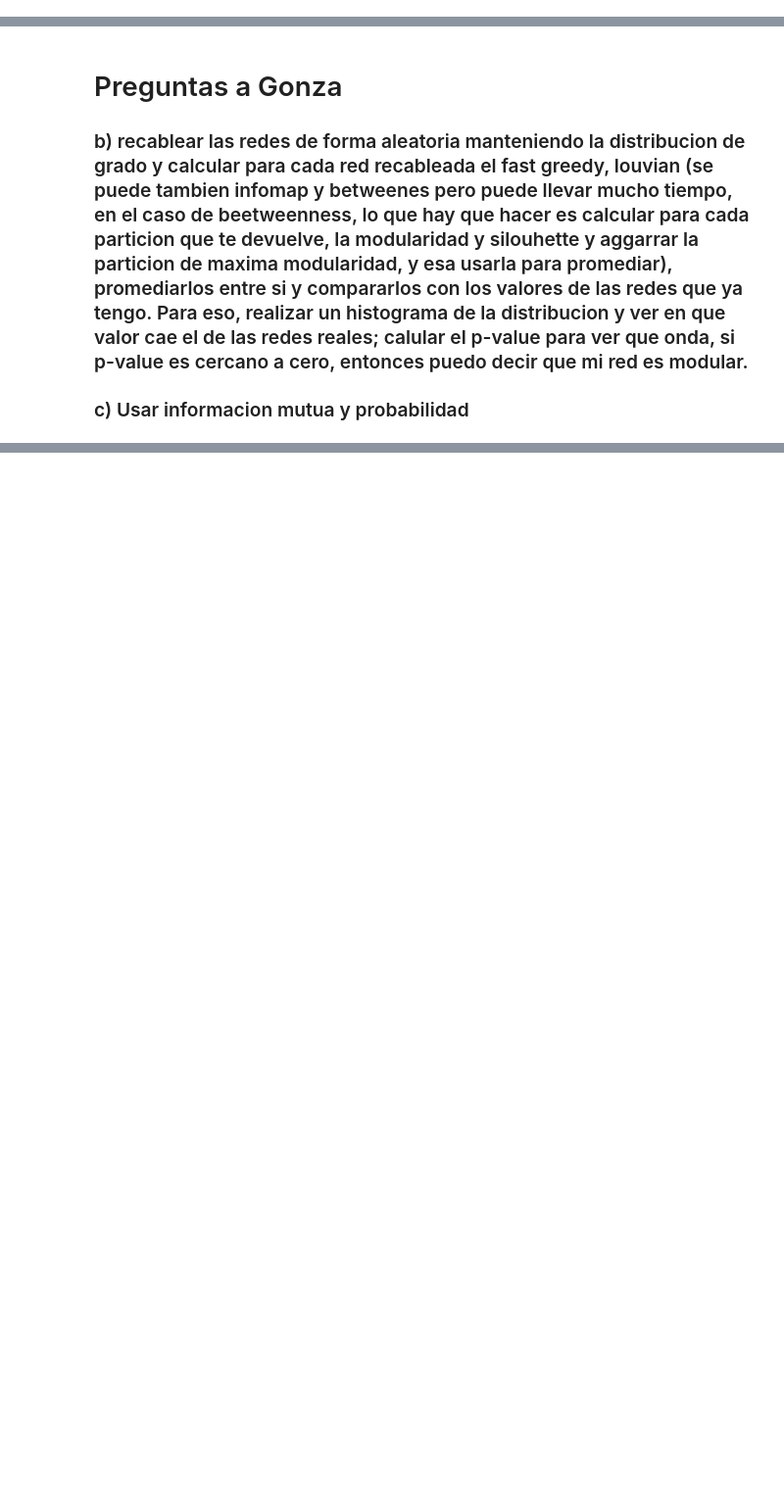
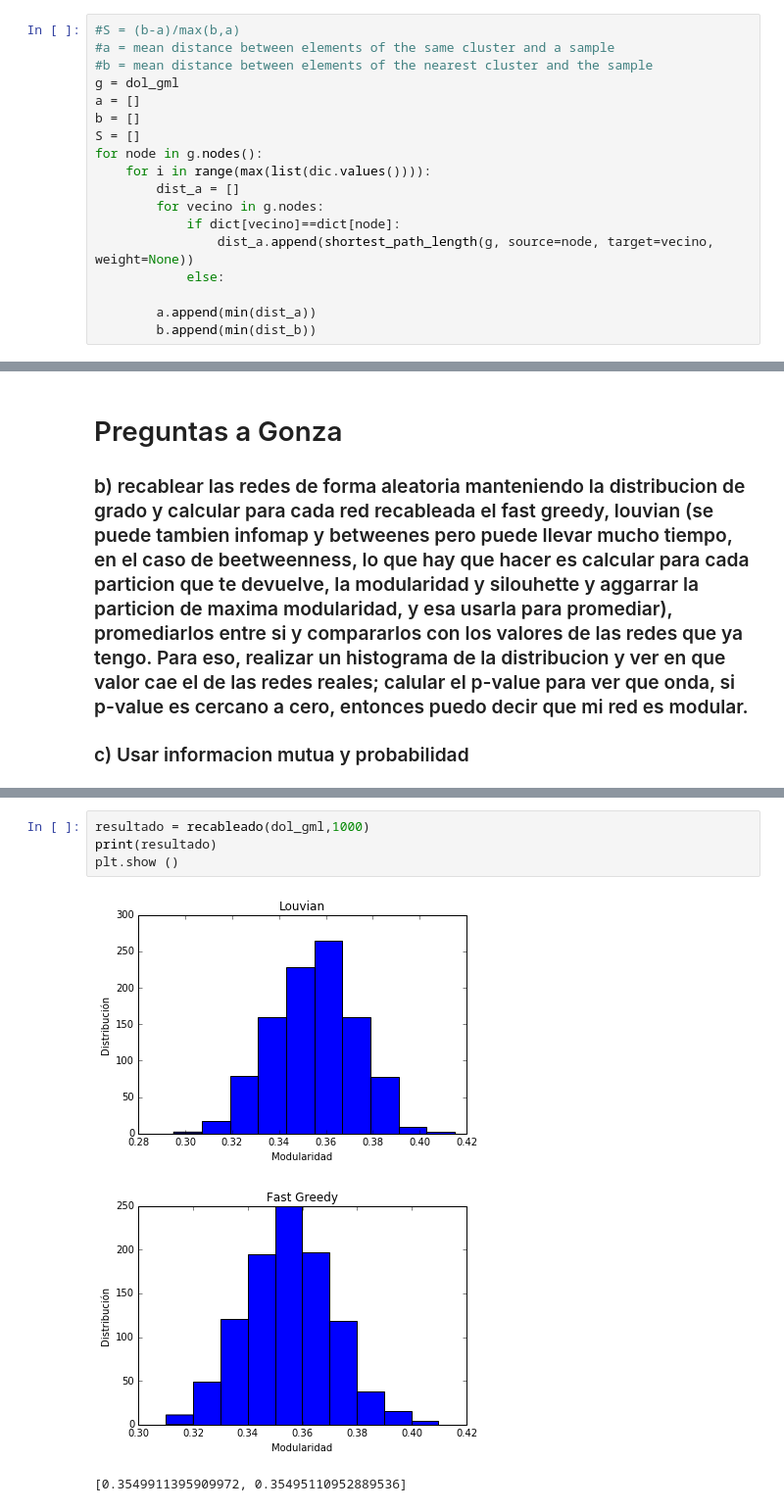
Before and after one commit to Juanfio/FacuyJuan_2018, a Jupyter notebook: TP03/TP03.ipynb, the cells around one changed output, grey strips where cells are left out. Shown at 98% size. Saved outputs shown, nothing was run; the diff lists cells and outputs as text; blank space fills up the shorter version.

```diff
--- a/TP03/TP03.ipynb
+++ b/TP03/TP03.ipynb
@@ -249,3 +245,21 @@ plt.show()
+# %%
+#S = (b-a)/max(b,a)
+#a = mean distance between elements of the same cluster and a sample
+#b = mean distance between elements of the nearest cluster and the sample
+g = dol_gml
+a = []
+b = []
+S = []
+for node in g.nodes():
+    for i in range(max(list(dic.values()))):
+        dist_a = []
+        for vecino in g.nodes:
+            if dict[vecino]==dict[node]:
+                dist_a.append(shortest_path_length(g, source=node, target=vecino, weight=None))
+            else:
+
+        a.append(min(dist_a))
+        b.append(min(dist_b))
 # %% [markdown]
 # EJERCICIO (1) B.
 # %% [markdown]
@@ -283,0 +351,8 @@ print(bet_mod)
+# %%
+resultado = recableado(dol_gml,1000)
+print(resultado)
+plt.show ()
+# %% [output]
+[figure, added]
+[figure, added]
+[0.3549911395909972, 0.35495110952889536]
```
Also changed, not shown: parts of 15 cells of this notebook.
